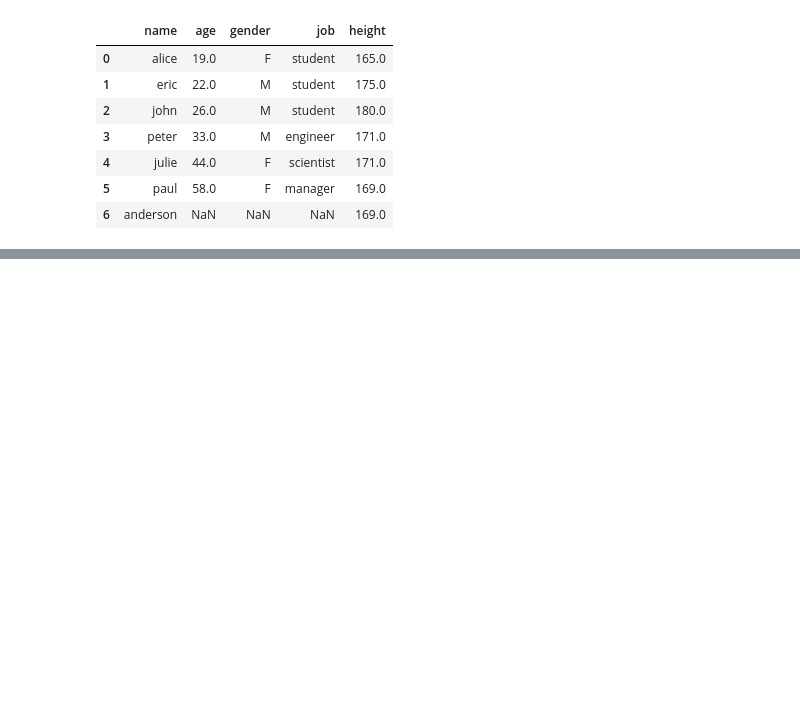
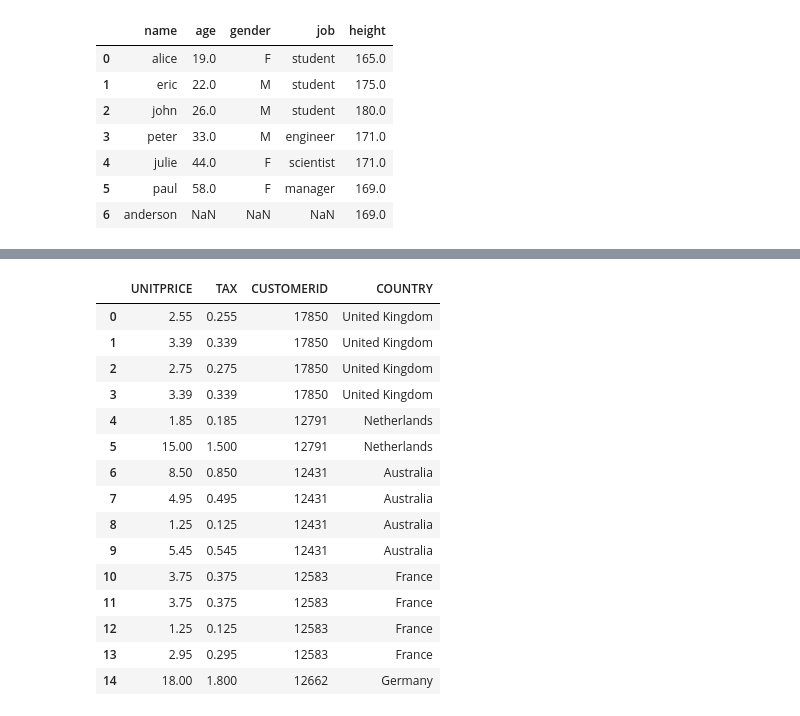
Before and after one commit to toarnabtrainer/AEC_ML_With_Python_January_2024, a Jupyter notebook: Pandas.ipynb, the cells around one changed output, grey strips where cells are left out. Cells and saved outputs as stored; diff of their text form; code cells hidden in the pictures; blank space fills up the shorter version.

```diff
--- a/Pandas.ipynb
+++ b/Pandas.ipynb
@@ -1501,0 +1614,10 @@ df
+# %%
+try:
+    print ("Reading data from the .XLSX file...")
+    df = pd.read_excel("./Online Retail.xlsx")
+    print ("Data has been read successfully...")
+except:
+    print ("File access error !!!")
+    print ("Data file could not be read successfully...")
+
+df.tail()
@@ -1501,0 +1633,4 @@ df
+# %%
+df1 = df.copy()
+df1 = df1[["INVOICENO", "UNITPRICE", "CUSTOMERID", "COUNTRY"]]
+df1.head()
@@ -1501,0 +1644,3 @@ df
+# %%
+df1.drop("INVOICENO", axis = 1, inplace = True)    # deleting column 'INVOICENO'
+df1.head()
@@ -1501,0 +1654,3 @@ df
+# %%
+df1.insert(1, 'TAX', df1.UNITPRICE * 0.10)    # inserting column 'TAX' at index 1
+df1.head()
@@ -1501,0 +1664,19 @@ df
+# %%
+df1
+# %% [output]
+|  | UNITPRICE | TAX | CUSTOMERID | COUNTRY |
+| 0 | 2.55 | 0.255 | 17850 | United Kingdom |
+| 1 | 3.39 | 0.339 | 17850 | United Kingdom |
+| 2 | 2.75 | 0.275 | 17850 | United Kingdom |
+| 3 | 3.39 | 0.339 | 17850 | United Kingdom |
+| 4 | 1.85 | 0.185 | 12791 | Netherlands |
+| 5 | 15.00 | 1.500 | 12791 | Netherlands |
+| 6 | 8.50 | 0.850 | 12431 | Australia |
+| 7 | 4.95 | 0.495 | 12431 | Australia |
+| 8 | 1.25 | 0.125 | 12431 | Australia |
+| 9 | 5.45 | 0.545 | 12431 | Australia |
+| 10 | 3.75 | 0.375 | 12583 | France |
+| 11 | 3.75 | 0.375 | 12583 | France |
+| 12 | 1.25 | 0.125 | 12583 | France |
+| 13 | 2.95 | 0.295 | 12583 | France |
+| 14 | 18.00 | 1.800 | 12662 | Germany |
```
Also changed, not shown: parts of 22 cells of this notebook.
